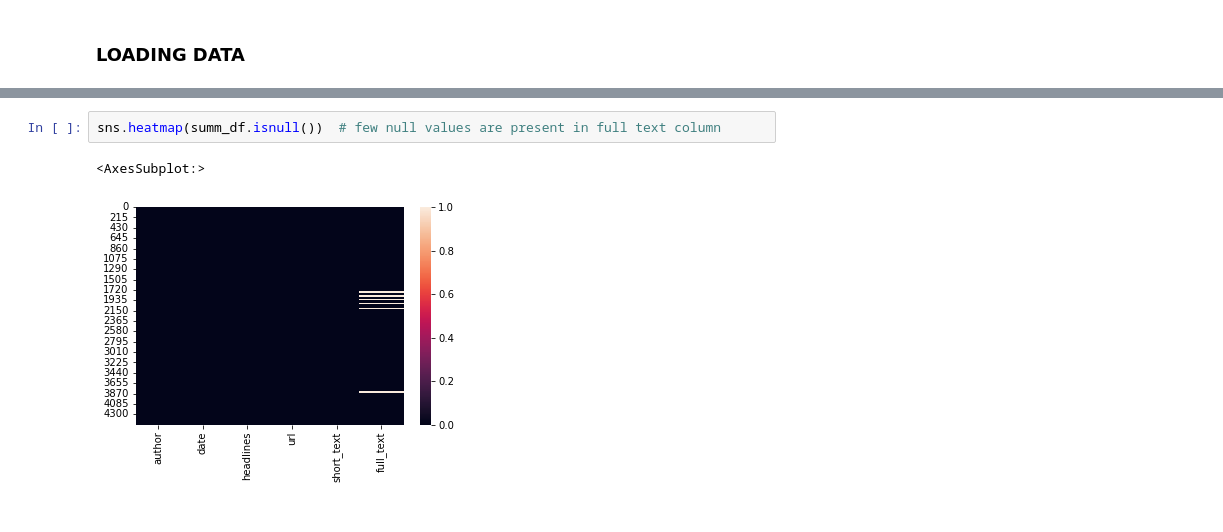
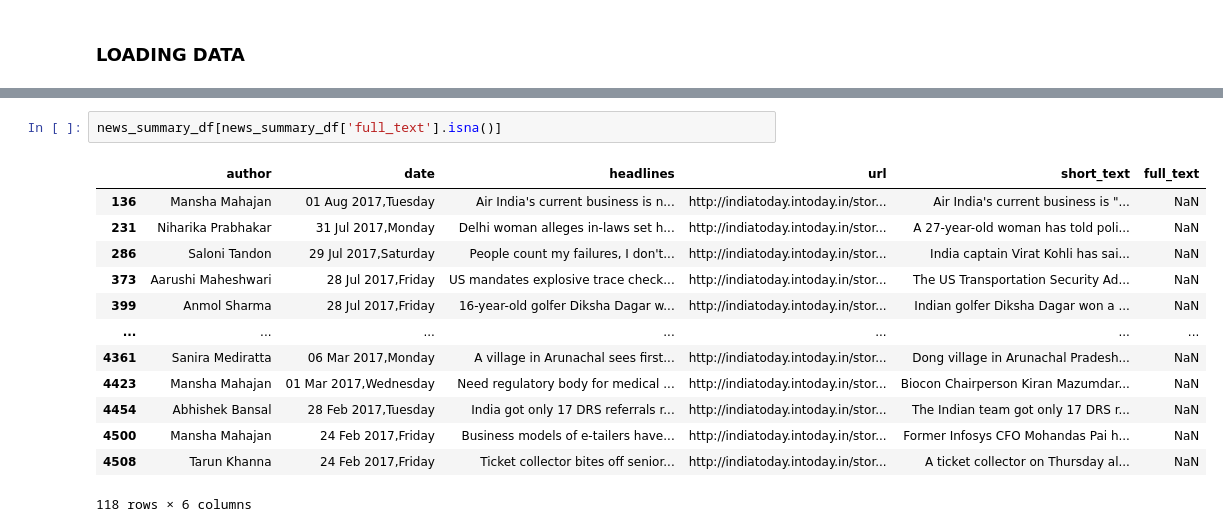
Before and after one commit to chaithrakc/news-summarization, a Jupyter notebook: News-Article-Summarization.ipynb, the cells around one changed output, grey strips where cells are left out. Drawn from its saved outputs; the diff is of its cells as text.

```diff
--- a/News-Article-Summarization.ipynb
+++ b/News-Article-Summarization.ipynb
@@ -84,8 +74,19 @@ sns.heatmap(summ_df.isna()) # few NA values are present in full text column
 # %% [output]
 <AxesSubplot:>
 [figure]
-# %%
-sns.heatmap(summ_df.isnull())  # few null values are present in full text column
-# %% [output]
-<AxesSubplot:>
-[figure, removed]
+# %%
+news_summary_df[news_summary_df['full_text'].isna()]
+# %% [output]
+|  | author | date | headlines | url | short_text | full_text |
+| 136 | Mansha Mahajan | 01 Aug 2017,Tuesday | Air India's current business is n... | http://indiatoday.intoday.in/stor... | Air India's current business is "... | NaN |
+| 231 | Niharika Prabhakar | 31 Jul 2017,Monday | Delhi woman alleges in-laws set h... | http://indiatoday.intoday.in/stor... | A 27-year-old woman has told poli... | NaN |
+| 286 | Saloni Tandon | 29 Jul 2017,Saturday | People count my failures, I don't... | http://indiatoday.intoday.in/stor... | India captain Virat Kohli has sai... | NaN |
+| 373 | Aarushi Maheshwari | 28 Jul 2017,Friday | US mandates explosive trace check... | http://indiatoday.intoday.in/stor... | The US Transportation Security Ad... | NaN |
+| 399 | Anmol Sharma | 28 Jul 2017,Friday | 16-year-old golfer Diksha Dagar w... | http://indiatoday.intoday.in/stor... | Indian golfer Diksha Dagar won a ... | NaN |
+| ... | ... | ... | ... | ... | ... | ... |
+| 4361 | Sanira Mediratta | 06 Mar 2017,Monday | A village in Arunachal sees first... | http://indiatoday.intoday.in/stor... | Dong village in Arunachal Pradesh... | NaN |
+| 4423 | Mansha Mahajan | 01 Mar 2017,Wednesday | Need regulatory body for medical ... | http://indiatoday.intoday.in/stor... | Biocon Chairperson Kiran Mazumdar... | NaN |
+| 4454 | Abhishek Bansal | 28 Feb 2017,Tuesday | India got only 17 DRS referrals r... | http://indiatoday.intoday.in/stor... | The Indian team got only 17 DRS r... | NaN |
+| 4500 | Mansha Mahajan | 24 Feb 2017,Friday | Business models of e-tailers have... | http://indiatoday.intoday.in/stor... | Former Infosys CFO Mohandas Pai h... | NaN |
+| 4508 | Tarun Khanna | 24 Feb 2017,Friday | Ticket collector bites off senior... | http://indiatoday.intoday.in/stor... | A ticket collector on Thursday al... | NaN |
+118 rows × 6 columns
```
Also changed, not shown: parts of 15 cells of this notebook.
